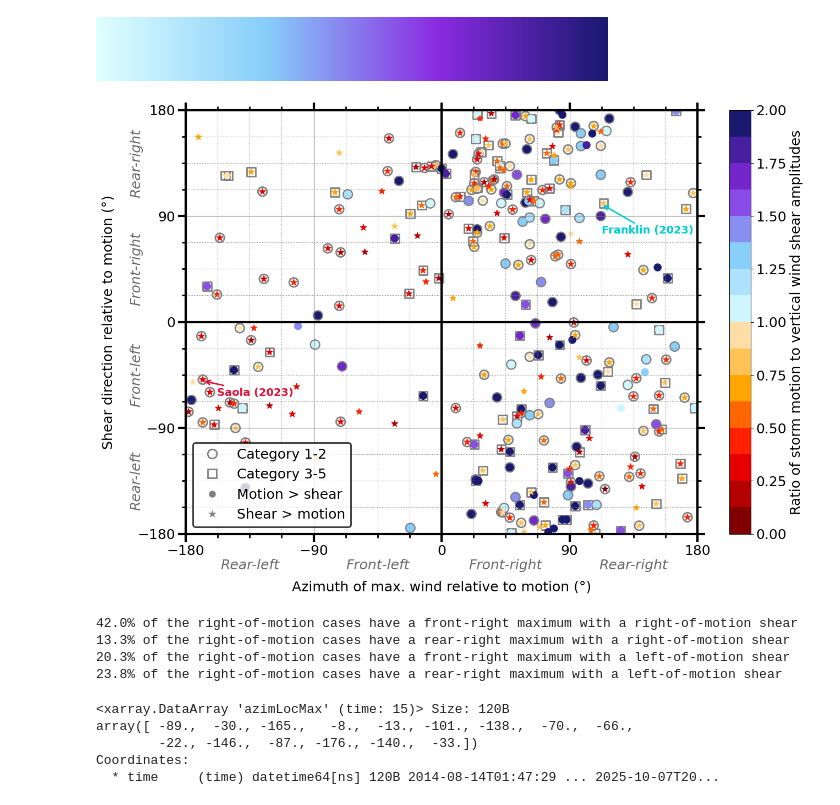
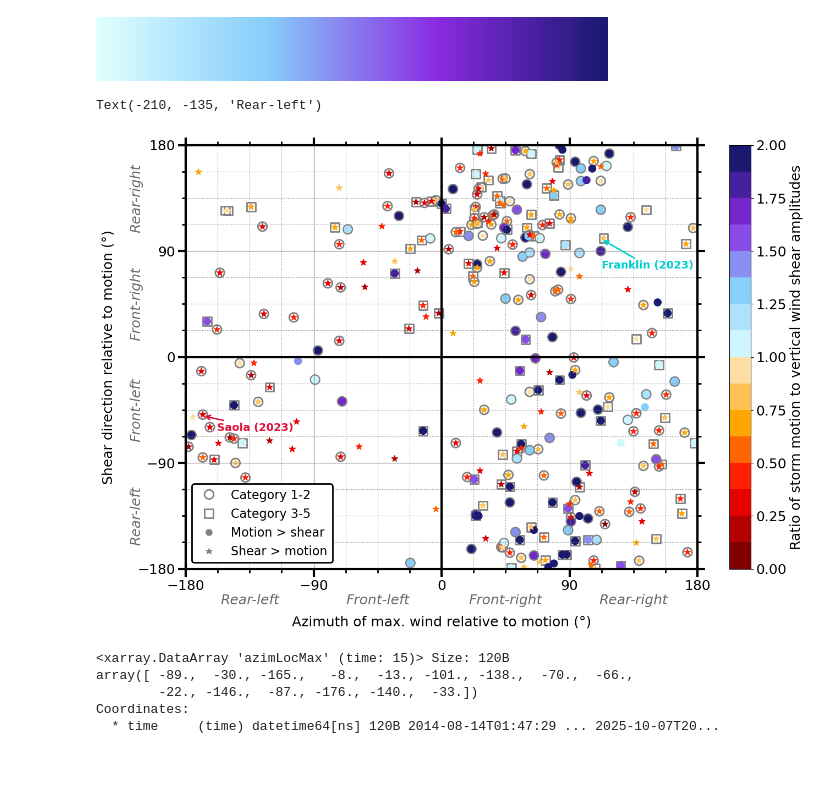
Before and after one commit to Arthur117/TCsLifeMonitFromObs, a Jupyter notebook: winddirection/PRJCT_TCBL/02_ASYMM_SHEAR_MOTION.ipynb, the cells around one changed output. Cells and saved outputs as stored; diff of their text form; code cells hidden in the pictures; blank space fills up the shorter version.

```diff
--- a/winddirection/PRJCT_TCBL/02_ASYMM_SHEAR_MOTION.ipynb
+++ b/winddirection/PRJCT_TCBL/02_ASYMM_SHEAR_MOTION.ipynb
@@ -61,3 +50,22 @@ PTHS = {
+# %%
+# Paths & Params
+PTHS = {
+    'dsg_pth': '/home/arthur/data/tropical_cyclones/SAR/parametric_dataset/dsg.nc',
+    'sar_dir': '/home/arthur/data/tropical_cyclones/SAR/S1_RS2_RCM/sar_files/',
+    'K01_PRM_dir': '/home/arthur/results/TCsLifeMonitFromObs/winddirection/PRJCT_TCBL/00_LP_KPP_K01/cases/',
+    'K01_FIT_dir': '/home/arthur/results/TCsLifeMonitFromObs/winddirection/PRJCT_TCBL/00_FIT_K01/cases/',
+    'K01_wIA_dir': '/home/arthur/results/TCsLifeMonitFromObs/winddirection/PRJCT_TCBL/00_FIT_K01_wINFLOW_ANGLE/unweighted_rmse/reduced_area_150k/masked_rain/cases/',
+    'K01_wZU_dir': '/home/arthur/results/TCsLifeMonitFromObs/winddirection/PRJCT_TCBL/00_FIT_K01_wZU/unweighted_rmse/reduced_area_150k/cases/',
+    'K25_PRM_dir': '/home/arthur/results/TCsLifeMonitFromObs/winddirection/PRJCT_TCBL/00_LP_KPP_K25_C1C2FIT/cases/',
+    'K25_FIT_dir': '/home/arthur/results/TCsLifeMonitFromObs/winddirection/PRJCT_TCBL/00_FIT_K25/cases/',
+    'K25_wIA_dir': '/home/arthur/results/TCsLifeMonitFromObs/winddirection/PRJCT_TCBL/00_FIT_K25_wINFLOW_ANGLE/unweighted_rmse/reduced_area_150k/masked_rain/cases/',
+    'K25_wZU_dir': '/home/arthur/results/TCsLifeMonitFromObs/winddirection/PRJCT_TCBL/00_FIT_K25_wZU/unweighted_rmse/reduced_area_150k/cases/',
+    'sav_dir': '/home/arthur/results/TCsLifeMonitFromObs/winddirection/PRJCT_TCBL/02_ASYMM_SHEAR_MOTION/',
+}
+
+# PRMS = {
+#     'sav_fgs': True
+# }
 # %%
 # Open data
 dsg = xr.open_dataset(PTHS['dsg_pth'])
@@ -1022,11 +1163,16 @@ legend_elements = [
     Line2D([0], [0], marker='o', color='w', label='Motion > shear', markerfacecolor='grey', markersize=10),
     Line2D([0], [0], marker='*', color='w', label='Shear > motion', markerfacecolor='grey', markersize=15),
 ]
-
-legend = plt.legend(handles=legend_elements, frameon=True)
-# legend = plt.legend(frameon=True)
-legend.get_frame().set_edgecolor('black')
-legend.get_frame().set_linewidth(2) # Ajustez l'épaisseur au besoin
+leg = plt.legend(
+    handles=legend_elements,
+    loc='lower left',     # Adjust location if needed
+    frameon=True,          # Frame ON
+    fancybox=True,         # Rounded corners
+    framealpha=1.0,        # Opaque (hides background data)
+    edgecolor='black',     # Border color
+    fontsize=16            # Match the font size of your other plots
+)
+leg.get_frame().set_linewidth(2.0)
 
 plt.xticks(ticks)
 plt.yticks(ticks)
@@ -1049,36 +1195,35 @@ ax.spines['top'].set_visible(True)
 # Set the tick parameters for all axes
 ax.tick_params(which='major', width=3, length=10) # Set tick width and length for major ticks
 ax.tick_params(which='minor', width=2, length=5) # Set tick width and length for minor ticks
 ax.tick_params(axis='x', which='both', top=True) # Add ticks to the top x-axis
 ax.tick_params(axis='y', which='both', right=True) # Add ticks to the right y-axis
 
 # Ajouter les étiquettes de quadrants
 # x-axis
 ax.text(-135, -210, 'Rear-left',   ha='center', style='italic', color='dimgrey')
 ax.text(-45,  -210, 'Front-left',  ha='center', style='italic', color='dimgrey')
 ax.text(45,   -210, 'Front-right', ha='center', style='italic', color='dimgrey')
 ax.text(135,  -210, 'Rear-right',  ha='center', style='italic', color='dimgrey')
 # y-avis
 ax.text(-210, 135,  'Rear-right',  ha='right', va='center', rotation=90, style='italic', color='dimgrey')
 ax.text(-210, 45,   'Front-right', ha='right', va='center', rotation=90, style='italic', color='dimgrey')
 ax.text(-210, -45,  'Front-left',  ha='right', va='center', rotation=90, style='italic', color='dimgrey')
 ax.text(-210, -135, 'Rear-left',   ha='right', va='center', rotation=90, style='italic', color='dimgrey')
 
 # plt.scatter(
 #     (dsa_shr.wsd_pmd - dsa_shr.storm_dir_adjusted) % 360, \
 #     np.rad2deg(dsa_shr.phs_max) % 360,\
 #     c=dsa_shr.t_since_lmi_ibt / 3600,
 #     cmap=plt.get_cmap('coolwarm'),
 #     vmin=-72,
 #     vmax=72
 # )
 
-
-
 # # Save
 # plt.savefig(PTHS['sav_dir'] + 'asym_loc_SAR_max.png', bbox_inches='tight')
 # %% [output]
+Text(-210, -135, 'Rear-left')
-[figure, old version]
+[figure, new version]
 # %%
 # x = xr.where(np.rad2deg(dsa_shr.phs_max) < 180, np.rad2deg(dsa_shr.phs_max), np.rad2deg(dsa_shr.phs_max) - 360)
 # a = dsa_shr.where(x < -30, drop=True)
@@ -1097,11 +1242,6 @@ print('{:.1f}% of the right-of-motion cases have a front-right maximum with a ri
 print('{:.1f}% of the right-of-motion cases have a rear-right maximum with a right-of-motion shear'.format((len_maxIsRR_shrIsR / len_maxIsRightOfMot) * 100))
 print('{:.1f}% of the right-of-motion cases have a front-right maximum with a left-of-motion shear'.format((len_maxIsFR_shrIsF / len_maxIsRightOfMot) * 100))
 print('{:.1f}% of the right-of-motion cases have a rear-right maximum with a left-of-motion shear'.format((len_maxIsRR_shrIsF / len_maxIsRightOfMot) * 100))
-# %% [output]
-42.0% of the right-of-motion cases have a front-right maximum with a right-of-motion shear
-13.3% of the right-of-motion cases have a rear-right maximum with a right-of-motion shear
-20.3% of the right-of-motion cases have a front-right maximum with a left-of-motion shear
-23.8% of the right-of-motion cases have a rear-right maximum with a left-of-motion shear
 # %%
 dsa_mot['azimLocMax'] = xr.where(np.rad2deg(dsa_mot.phs_max) < 180, np.rad2deg(dsa_mot.phs_max), np.rad2deg(dsa_mot.phs_max) - 360)
 dsa_mot['relShrDir']  = xr.where(relShrDir_mot < 180, relShrDir_mot, relShrDir_mot - 360)
```
Also changed, not shown: parts of 5 cells of this notebook.
